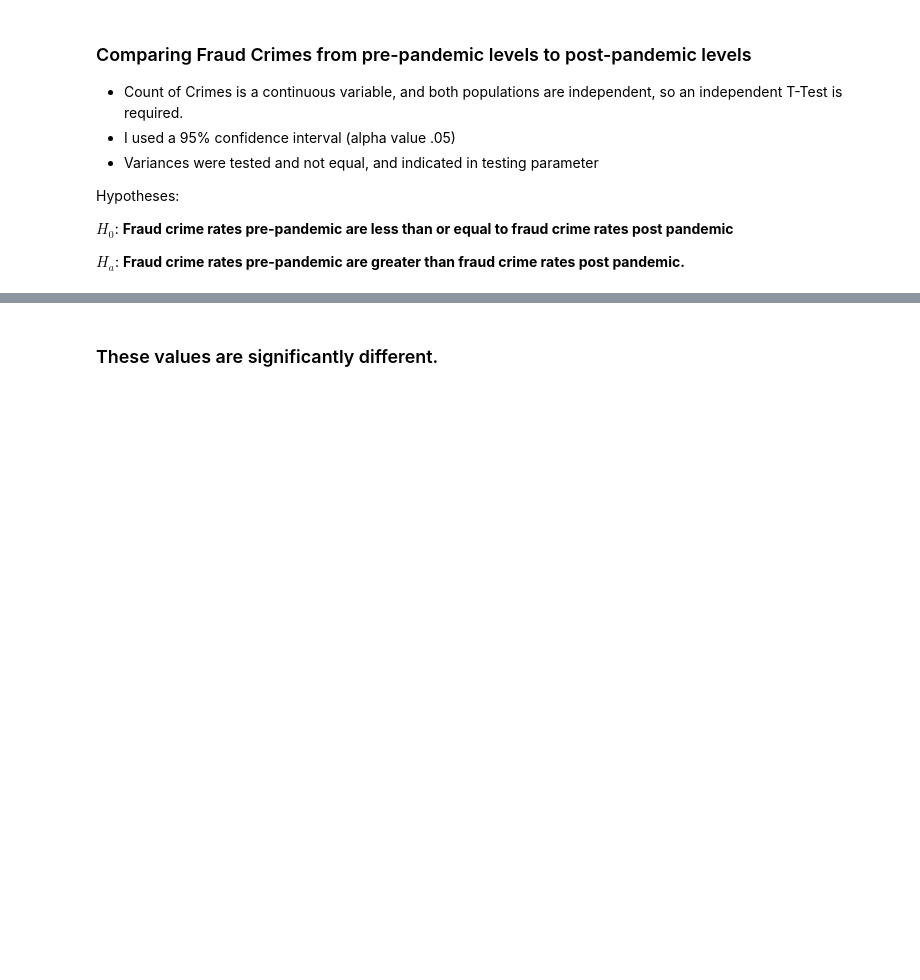
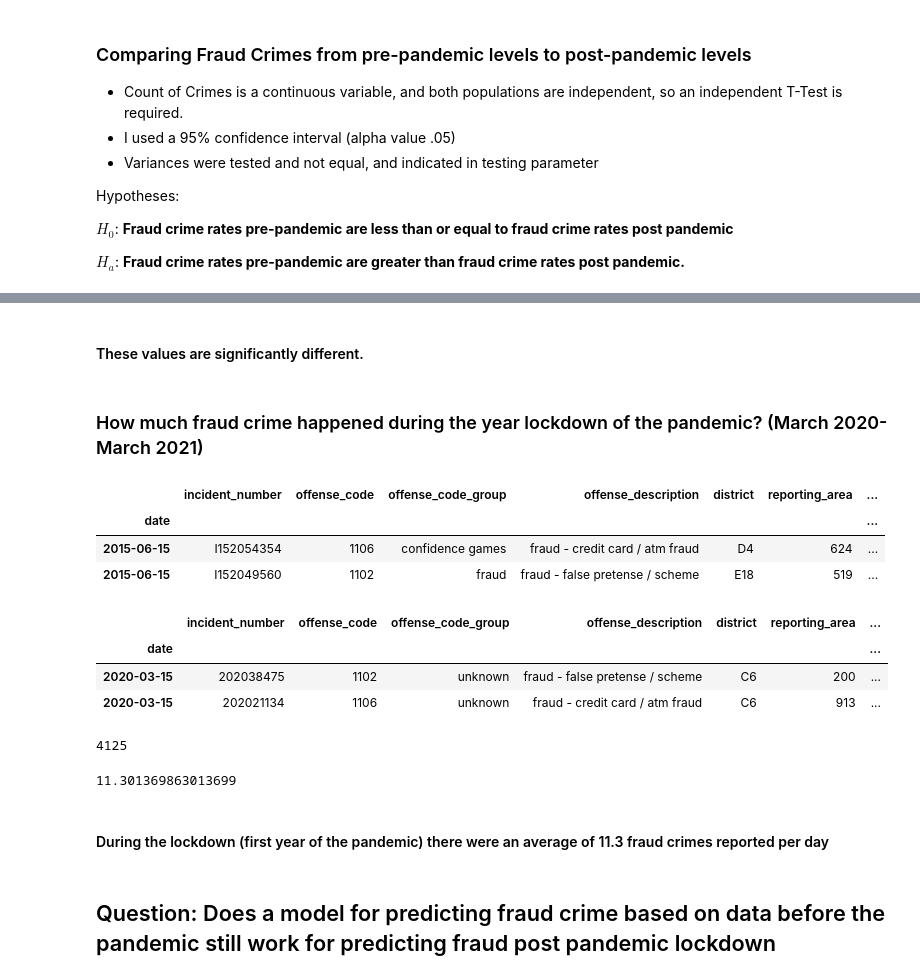
Before and after one commit to cristinalucin/boston-crime-data-project, a Jupyter notebook: Project Notebook.ipynb, the cells around one changed output, grey strips where cells are left out. Cells and saved outputs as stored; diff of their text form; code cells hidden in the pictures; blank space fills up the shorter version.

```diff
--- a/Project Notebook.ipynb
+++ b/Project Notebook.ipynb
@@ -1843,3 +1854,12 @@ t = 13.3699
 p = 0.0000
 # %% [markdown]
-### These values are significantly different.
+#### These values are significantly different.
+# %% [markdown]
+### How much fraud crime happened during the year lockdown of the pandemic? (March 2020-March 2021)
+# %%
+fraud_df.head(2)
+# %% [output]
+|  | incident_number | offense_code | offense_code_group | offense_description | district | reporting_area | ... |
+| date |  |  |  |  |  |  | ... |
+| 2015-06-15 | I152054354 | 1106 | confidence games | fraud - credit card / atm fraud | D4 | 624 | ... |
+| 2015-06-15 | I152049560 | 1102 | fraud | fraud - false pretense / scheme | E18 | 519 | ... |
@@ -1845,0 +1869,12 @@ p = 0.0000
+# %%
+lockdown_df.head(2)
+# %% [output]
+|  | incident_number | offense_code | offense_code_group | offense_description | district | reporting_area | ... |
+| date |  |  |  |  |  |  | ... |
+| 2020-03-15 | 202038475 | 1102 | unknown | fraud - false pretense / scheme | C6 | 200 | ... |
+| 2020-03-15 | 202021134 | 1106 | unknown | fraud - credit card / atm fraud | C6 | 913 | ... |
+# %%
+#4125 total fraud crimes committed
+lockdown_df.count_of_crime.sum()
+# %% [output]
+4125
@@ -1845,0 +1884,8 @@ p = 0.0000
+# %%
+lockdown_fraud.count_of_crime.mean()
+# %% [output]
+11.301369863013699
+# %% [markdown]
+#### During the lockdown (first year of the pandemic) there were an average of 11.3 fraud crimes reported per day
+# %% [markdown]
+## Question: Does a model for predicting fraud crime based on data before the pandemic still work for predicting fraud post pandemic lockdown
```
Also changed, not shown: parts of 30 cells of this notebook, 3 other files.
